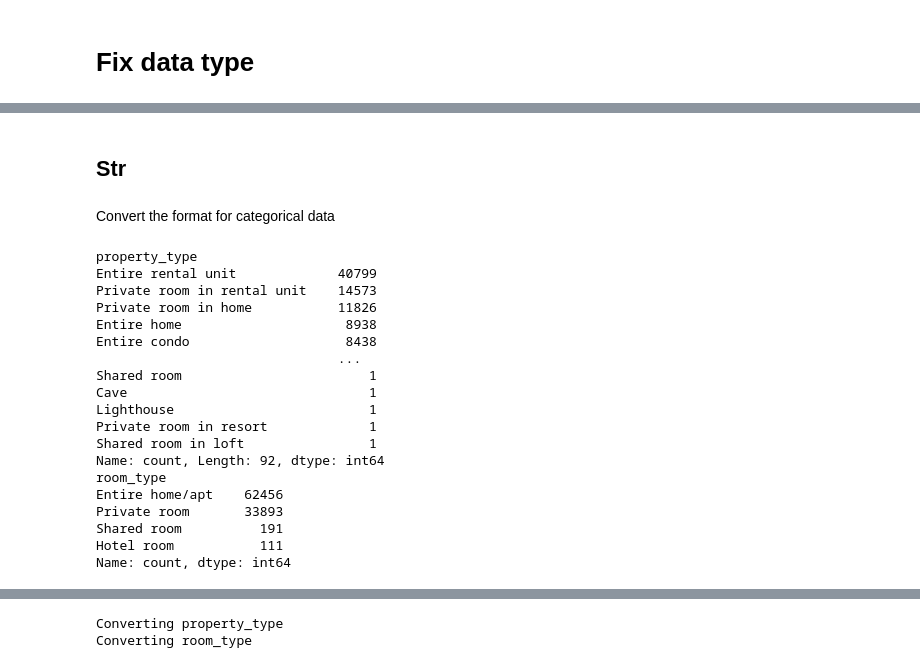
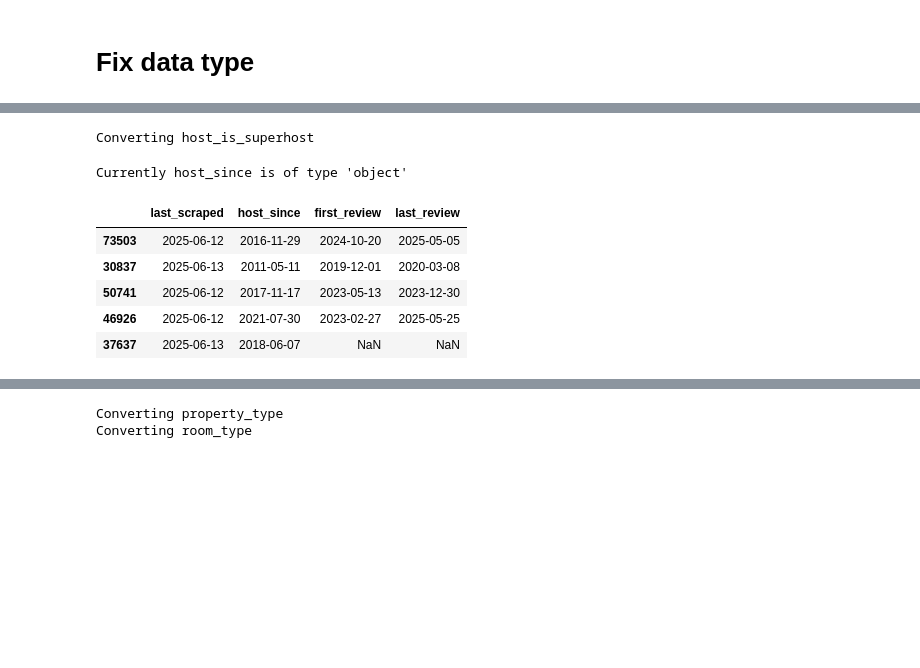
Before and after one commit to zhengpei-xu/CASA0013_Groupwork, a Jupyter notebook: 02_Code/clean_data.ipynb, the cells around one changed output, grey strips where cells are left out. Cells and saved outputs as stored; diff of their text form; code cells hidden in the pictures; blank space fills up the shorter version.

```diff
--- a/02_Code/clean_data.ipynb
+++ b/02_Code/clean_data.ipynb
@@ -135,0 +140,6 @@ dtype: int64
+# %%
+# drop rows with more than 5 nans
+print(f"df contains {df.shape[0]:,} rows.")
+cutoff = 5
+df.drop(probs[probs > cutoff].index, inplace=True)
+print(f"df contains {df.shape[0]:,} rows.")
@@ -151,12 +161,0 @@ Writing to: 01 Data/Raw/listings.csv
-# %%
-Int_col = ["scrape_id","host_id","host_listings_count","accommodates","bedrooms","estimated_occupancy_l365d"]
-
-for i in Int_col:
-    print("Converting {i}...")
-    try:
-        df[i] = df[i].astype('float').astype('int')
-    except ValueError as e:
-        print("  - !!!Converting to unsigned 16-bit integer!!!")
-        df[i] = df[i].astype('float').astype(pd.UInt16Dtype())
-
-df[Int_col].info()
@@ -196,12 +161,0 @@ df[money].head(5)
-# %%
-for m in money:
-    print(f"Converting {m}")
-
-    try:
-        df[m] = df[m].str.replace('$','', regex=False).str.replace(',','').astype('float')
-    except ValueError as e:
-        print(f"Unable to convert {m} to float xxxx")
-        print(e)
-
-# just have a look!
-df[money].sample(5, random_state = 1)
@@ -242,4 +161,0 @@ memory usage: 7.2+ MB
-# %% [markdown]
-## Str
-# %% [markdown]
-Convert the format for categorical data
@@ -248,23 +162,22 @@ cats = ['property_type','room_type']
-# %%
-for i in cats:
-    print(df[i].value_counts())
-# %% [output]
-property_type
-Entire rental unit             40799
-Private room in rental unit    14573
-Private room in home           11826
-Entire home                     8938
-Entire condo                    8438
-                               ...
-Shared room                        1
-Cave                               1
-Lighthouse                         1
-Private room in resort             1
-Shared room in loft                1
-Name: count, Length: 92, dtype: int64
-room_type
-Entire home/apt    62456
-Private room       33893
-Shared room          191
-Hotel room           111
-Name: count, dtype: int64
+# %%
+# boolean type data
+bools = ['host_is_superhost']
+for b in bools:
+    print(f"Converting {b}")
+    df[b] = df[b].replace({'f':False, 't':True}).astype('bool')
+# %% [output]
+Converting host_is_superhost
+# %%
+# date type data
+dates = ['last_scraped','host_since','first_review','last_review']
+
+print(f"Currently {dates[1]} is of type '{df[dates[1]].dtype}'", "\n")
+df.sample(5, random_state=43)[dates]
+# %% [output]
+Currently host_since is of type 'object'
+|  | last_scraped | host_since | first_review | last_review |
+| 73503 | 2025-06-12 | 2016-11-29 | 2024-10-20 | 2025-05-05 |
+| 30837 | 2025-06-13 | 2011-05-11 | 2019-12-01 | 2020-03-08 |
+| 50741 | 2025-06-12 | 2017-11-17 | 2023-05-13 | 2023-12-30 |
+| 46926 | 2025-06-12 | 2021-07-30 | 2023-02-27 | 2025-05-25 |
+| 37637 | 2025-06-13 | 2018-06-07 | NaN | NaN |
```
Also changed, not shown: parts of 43 cells of this notebook, 2 other files.
